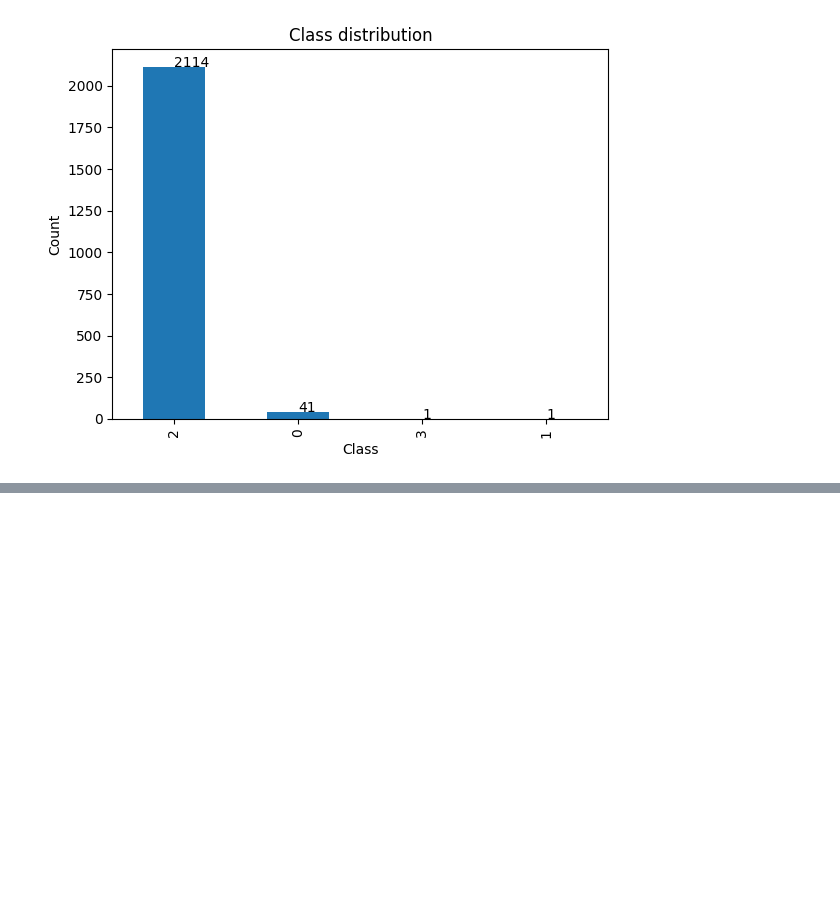
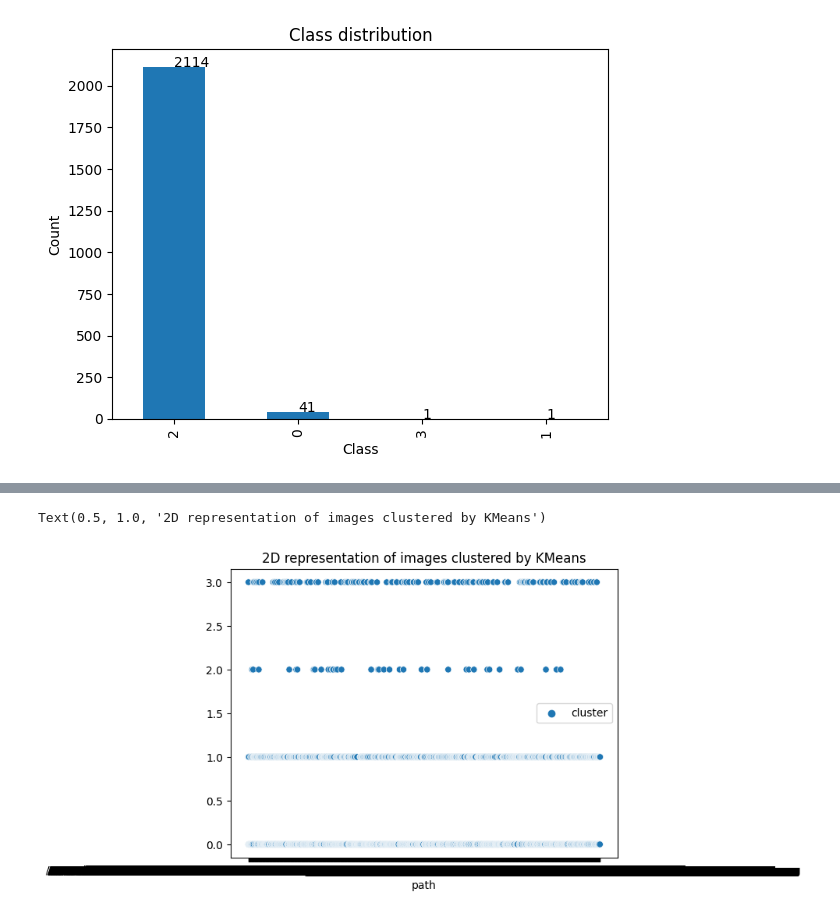
Before and after one commit to KlaraGtknst/topic-analysis-text-data, a Jupyter notebook: image_clustering.ipynb, the cells around one changed output, grey strips where cells are left out. Cells and saved outputs as stored; diff of their text form; code cells hidden in the pictures; blank space fills up the shorter version.

```diff
--- a/image_clustering.ipynb
+++ b/image_clustering.ipynb
@@ -163,0 +209,5 @@ for i in range(len(pca_img[:2])):
+# %%
+# identify clusters by similar weights (linear combination) of eigenvectors
+d2_kmeans = KMeans(n_clusters=NUM_CLASSES, random_state=0, n_init="auto").fit(pca_2d_df['pca_weights'].to_list())
+pca_2d_df['cluster'] = d2_kmeans.labels_
+display(pca_2d_df)
@@ -163,0 +229,6 @@ for i in range(len(pca_img[:2])):
+# %%
+sns.scatterplot(x=pca_2d_df['pca_weights'].apply(lambda x: x[0]), y=pca_2d_df['pca_weights'].apply(lambda x: x[1]), hue=pca_2d_df['cluster'])
+plt.title('2D representation of images clustered by KMeans')
+# %% [output]
+Text(0.5, 1.0, '2D representation of images clustered by KMeans')
+[figure, added]
```
Also changed, not shown: parts of 4 cells of this notebook, 1 other file.
